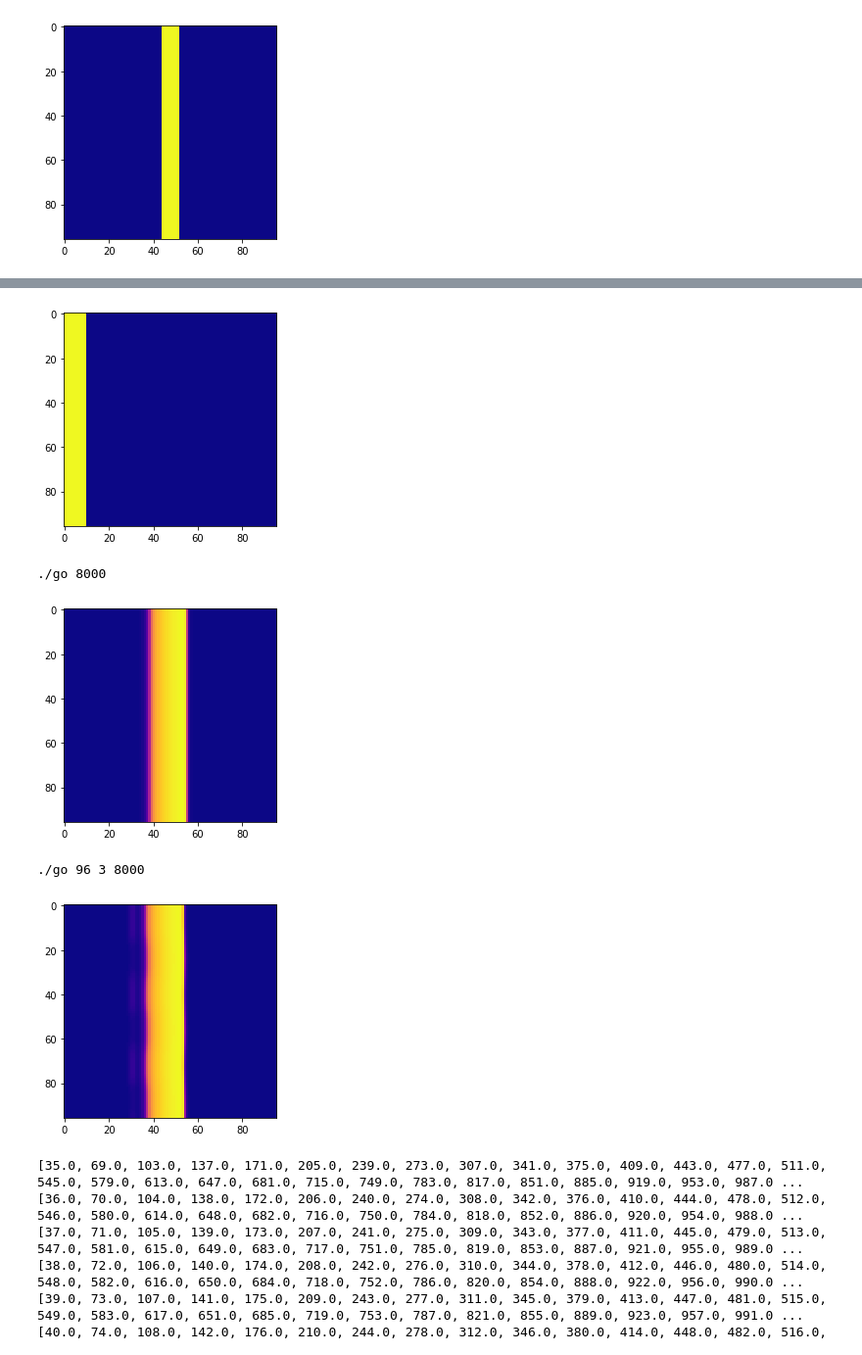
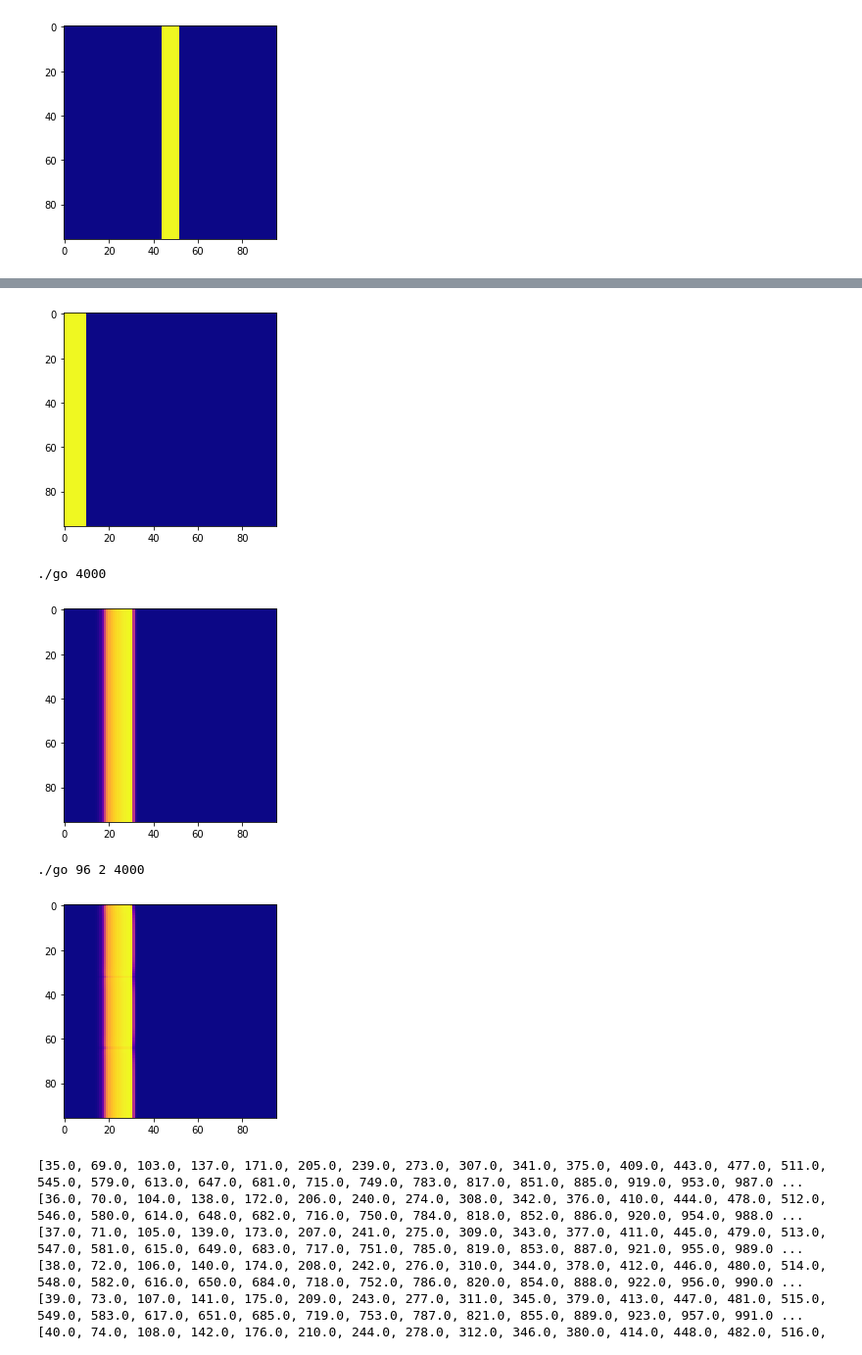
Before and after one commit to sabiomito/uffgpu2019, a Jupyter notebook: readmeContent/colabNotebook.ipynb, the cells around one changed output, grey strips where cells are left out. Shown at 98% size. Drawn from its saved outputs; the diff is of its cells as text; code cells hidden in the pictures.

```diff
--- a/readmeContent/colabNotebook.ipynb
+++ b/readmeContent/colabNotebook.ipynb
@@ -252,25 +252,25 @@ for times in range(1,10,1):
 # %%
 from matplotlib import pyplot as plt
 arquivo = open('entrada.txt', 'r')
 img = []
 for linha in arquivo:
     img.append(list(map(int,linha.split())))
 #print(img)
 arquivo.close()
 plt.imshow(img,cmap='plasma')
 plt.show()
 
 #for i in range(1,6000,250):
-compile(8000)
+compile(4000)
 img = show()
-compile2(96,3,8000)
+compile2(96,2,4000)
 img = show()
 # %% [output]
 [figure]
-./go 8000
+./go 4000
-[figure, old version]
+[figure, new version]
-./go 96 3 8000
+./go 96 2 4000
-[figure, old version]
+[figure, new version]
 # %%
 for i in img:
   print(i)
```
Also changed, not shown: parts of 7 cells of this notebook, 3 other files.
